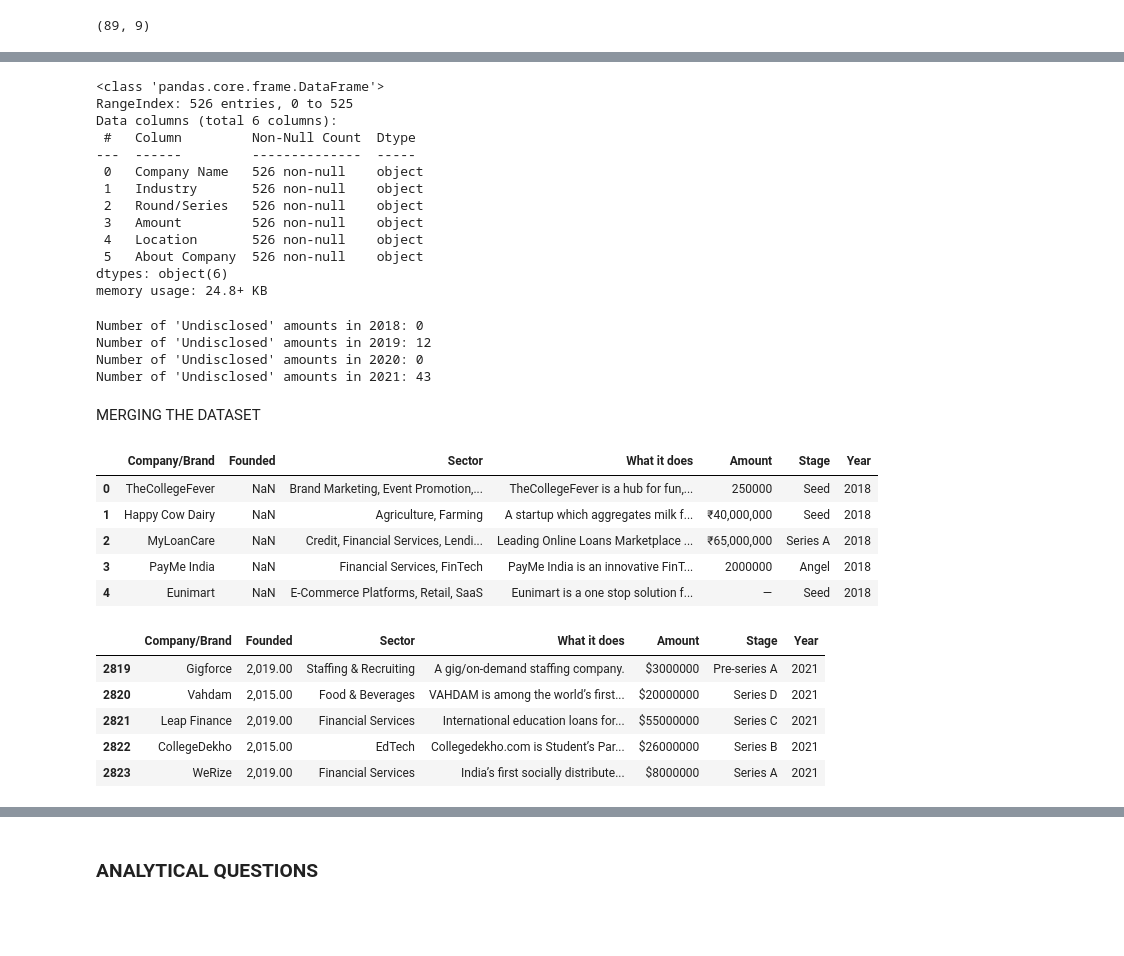
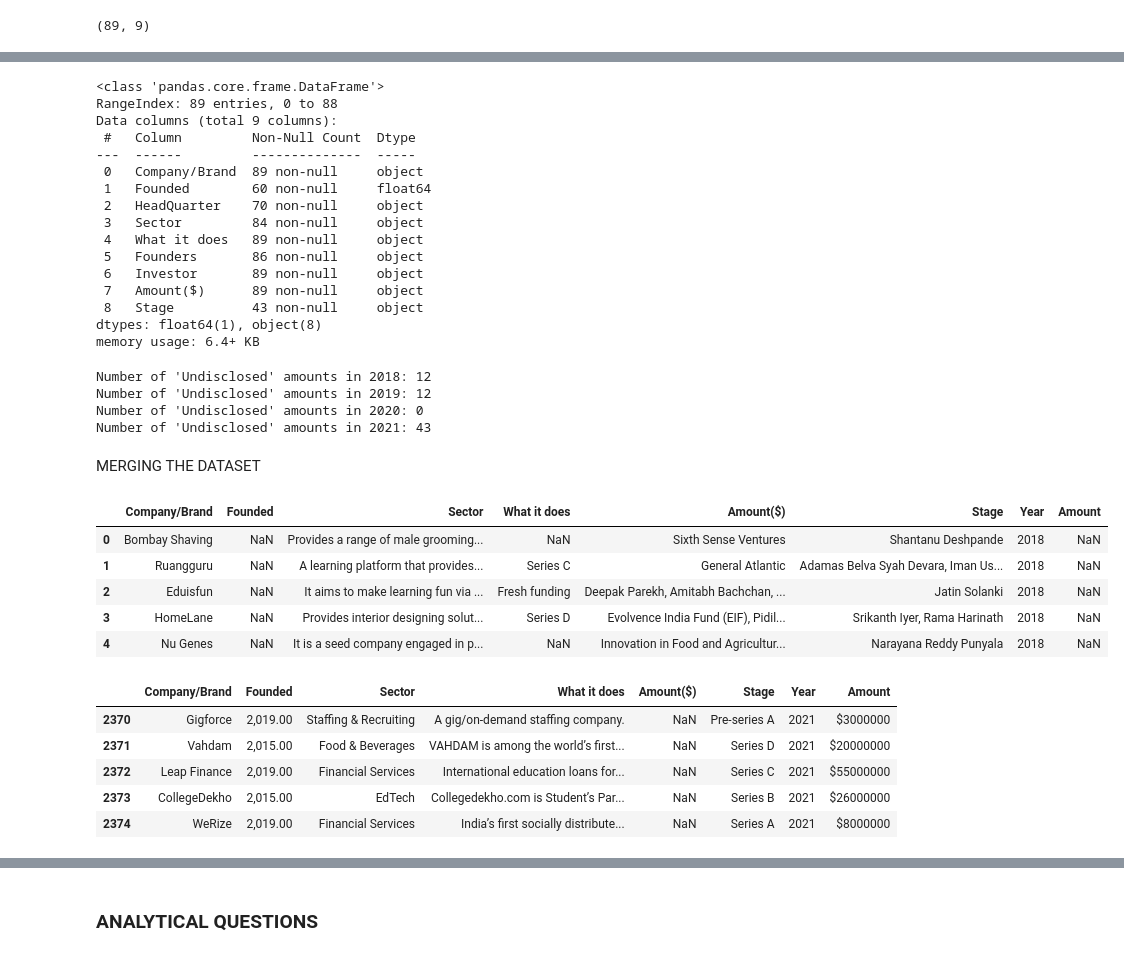
Before and after one commit to MillicentAgyir/Team-Belize-Live-Project-1, a Jupyter notebook: Notebooks/my_notebook.ipynb, the cells around one changed output, grey strips where cells are left out. Drawn from its saved outputs; the diff is of its cells as text; code cells hidden in the pictures; blank space fills up the shorter version.

```diff
--- a/Notebooks/my_notebook.ipynb
+++ b/Notebooks/my_notebook.ipynb
@@ -121,7 +143,7 @@ data_2021.shape
 # %% [output]
 (1209, 9)
 # %%
-data_2019 =pd.read_csv(r"C:\Users\magyir\Documents\New folder\Team-Belize-Live-Project-1\Notebooks\startup_funding2019.csv")
+data_2019 = pd.read_csv(r"C:\Users\Dell\Downloads\startup_funding2019.csv")
 data_2019.head()
 # %% [output]
 |  | Company/Brand | Founded | HeadQuarter | Sector | What it does | Founders | Investor | Amount($) | Stage |
@@ -154,6 +176,6 @@ Data columns (total 9 columns):
 dtypes: float64(1), object(8)
 memory usage: 6.4+ KB
 # %%
-data_2018=pd.read_csv(r"C:\Users\magyir\Documents\New folder\Team-Belize-Live-Project-1\Notebooks\startup_funding2018.csv")
+data_2018=pd.read_csv(r"C:\Users\Dell\Downloads\startup_funding2019.csv")
 data_2018.head()
 # %% [output]
@@ -171,18 +193,21 @@ data_2018.shape
 data_2018.info()
 # %% [output]
 <class 'pandas.core.frame.DataFrame'>
-RangeIndex: 526 entries, 0 to 525
-Data columns (total 6 columns):
+RangeIndex: 89 entries, 0 to 88
+Data columns (total 9 columns):
  #   Column         Non-Null Count  Dtype
 ---  ------         --------------  -----
- 0   Company Name   526 non-null    object
- 1   Industry       526 non-null    object
- 2   Round/Series   526 non-null    object
- 3   Amount         526 non-null    object
- 4   Location       526 non-null    object
- 5   About Company  526 non-null    object
-dtypes: object(6)
-memory usage: 24.8+ KB
+ 0   Company/Brand  89 non-null     object
+ 1   Founded        60 non-null     float64
+ 2   HeadQuarter    70 non-null     object
+ 3   Sector         84 non-null     object
+ 4   What it does   89 non-null     object
+ 5   Founders       86 non-null     object
+ 6   Investor       89 non-null     object
+ 7   Amount($)      89 non-null     object
+ 8   Stage          43 non-null     object
+dtypes: float64(1), object(8)
+memory usage: 6.4+ KB
 # %%
 # checking for the number of undisclosed amounts in the data
 # Function to check for 'Undisclosed' or 'undisclosed' amounts
@@ -190,7 +215,7 @@ def count_undisclosed(data, amount_column):
     return data[amount_column].apply(lambda amount: str(amount).strip().lower() == 'undisclosed' if pd.notna(amount) else False).sum()
 
 # Check for 'Undisclosed' or 'undisclosed' amounts in each dataset
-undisclosed_2018 = count_undisclosed(data_2018, 'Amount')
+undisclosed_2018 = count_undisclosed(data_2018, 'Amount($)')
 undisclosed_2019 = count_undisclosed(data_2019, 'Amount($)')
 undisclosed_2020 = count_undisclosed(data_2020, 'Amount')
 undisclosed_2021 = count_undisclosed(data_2021, 'Amount')
@@ -200,14 +225,14 @@ print(f"Number of 'Undisclosed' amounts in 2019: {undisclosed_2019}")
 print(f"Number of 'Undisclosed' amounts in 2020: {undisclosed_2020}")
 print(f"Number of 'Undisclosed' amounts in 2021: {undisclosed_2021}")
 # %% [output]
-Number of 'Undisclosed' amounts in 2018: 0
+Number of 'Undisclosed' amounts in 2018: 12
 Number of 'Undisclosed' amounts in 2019: 12
 Number of 'Undisclosed' amounts in 2020: 0
 Number of 'Undisclosed' amounts in 2021: 43
 # %%
 #removing all rows with undisclosed amounts
 
-data_2018 = data_2018[data_2018['Amount'].apply(lambda x: str(x).strip().lower() != 'undisclosed')]
+data_2018 = data_2018[data_2018['Amount($)'].apply(lambda x: str(x).strip().lower() != 'undisclosed')]
 data_2019 = data_2019[data_2019['Amount($)'].apply(lambda x: str(x).strip().lower() != 'undisclosed')]
 data_2020 = data_2020[data_2020['Amount'].apply(lambda x: str(x).strip().lower() != 'undisclosed')]
 data_2021 = data_2021[data_2021['Amount'].apply(lambda x: str(x).strip().lower() != 'undisclosed')]
@@ -223,46 +248,46 @@ MERGING THE DATASET
 # %%
 
 
 # Standardize column names for 2018 data to match others
-data_2018.columns = ['Company/Brand', 'Sector', 'Stage', 'Amount', 'HeadQuarter', 'What it does', 'Year']
+data_2018.columns = ['Company/Brand', 'Founded', 'Founders', 'Investor','Sector', 'Stage', 'Amount($)', 'HeadQuarter', 'What it does', 'Year']
 data_2018['Founded'] = None  # Add missing columns with None values
 data_2018['Founders'] = None
 data_2018['Investor'] = None
 
 # Select relevant columns from 2018 data
-data_2018 = data_2018[['Company/Brand', 'Founded', 'Sector', 'What it does', 'Amount', 'Stage', 'Year']]
+data_2018 = data_2018[['Company/Brand', 'Founded', 'Sector', 'What it does', 'Amount($)', 'Stage', 'Year']]
 
 # Standardize columns for 2019, 2020, and 2021 data
 data_2019 = data_2019[['Company/Brand', 'Founded','Sector', 'What it does', 'Amount($)', 'Stage', 'Year']]
 data_2020 = data_2020[['Company_Brand', 'Founded', 'Sector', 'What_it_does', 'Amount','Stage', 'Year']]
 data_2021 = data_2021[['Company_Brand', 'Founded', 'Sector', 'What_it_does', 'Amount','Stage', 'Year']]
 
 # Rename columns to maintain consistency
 data_2019.columns = ['Company/Brand', 'Founded', 'Sector', 'What it does', 'Amount', 'Stage', 'Year']
 data_2020.columns = ['Company/Brand', 'Founded', 'Sector', 'What it does', 'Amount', 'Stage', 'Year']
 data_2021.columns = ['Company/Brand', 'Founded', 'Sector', 'What it does', 'Amount', 'Stage', 'Year']
 
 # Combine all data into a single DataFrame based on common columns
 combined_data = pd.concat([data_2018, data_2019, data_2020, data_2021], ignore_index=True)
 
 # Display the first few rows of the combined dataset
 combined_data.head()
 # %% [output]
-|  | Company/Brand | Founded | Sector | What it does | Amount | Stage | Year |
-| 0 | TheCollegeFever | NaN | Brand Marketing, Event Promotion,... | TheCollegeFever is a hub for fun,... | 250000 | Seed | 2018 |
-| 1 | Happy Cow Dairy | NaN | Agriculture, Farming | A startup which aggregates milk f... | ₹40,000,000 | Seed | 2018 |
-| 2 | MyLoanCare | NaN | Credit, Financial Services, Lendi... | Leading Online Loans Marketplace ... | ₹65,000,000 | Series A | 2018 |
-| 3 | PayMe India | NaN | Financial Services, FinTech | PayMe India is an innovative FinT... | 2000000 | Angel | 2018 |
-| 4 | Eunimart | NaN | E-Commerce Platforms, Retail, SaaS | Eunimart is a one stop solution f... | — | Seed | 2018 |
+|  | Company/Brand | Founded | Sector | What it does | Amount($) | Stage | Year | Amount |
+| 0 | Bombay Shaving | NaN | Provides a range of male grooming... | NaN | Sixth Sense Ventures | Shantanu Deshpande | 2018 | NaN |
+| 1 | Ruangguru | NaN | A learning platform that provides... | Series C | General Atlantic | Adamas Belva Syah Devara, Iman Us... | 2018 | NaN |
+| 2 | Eduisfun | NaN | It aims to make learning fun via ... | Fresh funding | Deepak Parekh, Amitabh Bachchan, ... | Jatin Solanki | 2018 | NaN |
+| 3 | HomeLane | NaN | Provides interior designing solut... | Series D | Evolvence India Fund (EIF), Pidil... | Srikanth Iyer, Rama Harinath | 2018 | NaN |
+| 4 | Nu Genes | NaN | It is a seed company engaged in p... | NaN | Innovation in Food and Agricultur... | Narayana Reddy Punyala | 2018 | NaN |
 # %%
 combined_data.tail()
 # %% [output]
-|  | Company/Brand | Founded | Sector | What it does | Amount | Stage | Year |
-| 2819 | Gigforce | 2,019.00 | Staffing & Recruiting | A gig/on-demand staffing company. | $3000000 | Pre-series A | 2021 |
-| 2820 | Vahdam | 2,015.00 | Food & Beverages | VAHDAM is among the world’s first... | $20000000 | Series D | 2021 |
-| 2821 | Leap Finance | 2,019.00 | Financial Services | International education loans for... | $55000000 | Series C | 2021 |
-| 2822 | CollegeDekho | 2,015.00 | EdTech | Collegedekho.com is Student’s Par... | $26000000 | Series B | 2021 |
-| 2823 | WeRize | 2,019.00 | Financial Services | India’s first socially distribute... | $8000000 | Series A | 2021 |
+|  | Company/Brand | Founded | Sector | What it does | Amount($) | Stage | Year | Amount |
+| 2370 | Gigforce | 2,019.00 | Staffing & Recruiting | A gig/on-demand staffing company. | NaN | Pre-series A | 2021 | $3000000 |
+| 2371 | Vahdam | 2,015.00 | Food & Beverages | VAHDAM is among the world’s first... | NaN | Series D | 2021 | $20000000 |
+| 2372 | Leap Finance | 2,019.00 | Financial Services | International education loans for... | NaN | Series C | 2021 | $55000000 |
+| 2373 | CollegeDekho | 2,015.00 | EdTech | Collegedekho.com is Student’s Par... | NaN | Series B | 2021 | $26000000 |
+| 2374 | WeRize | 2,019.00 | Financial Services | India’s first socially distribute... | NaN | Series A | 2021 | $8000000 |
 # %%
 # Display information about the combined dataset
 print(combined_data.info())
```
Also changed, not shown: parts of 27 cells of this notebook.
